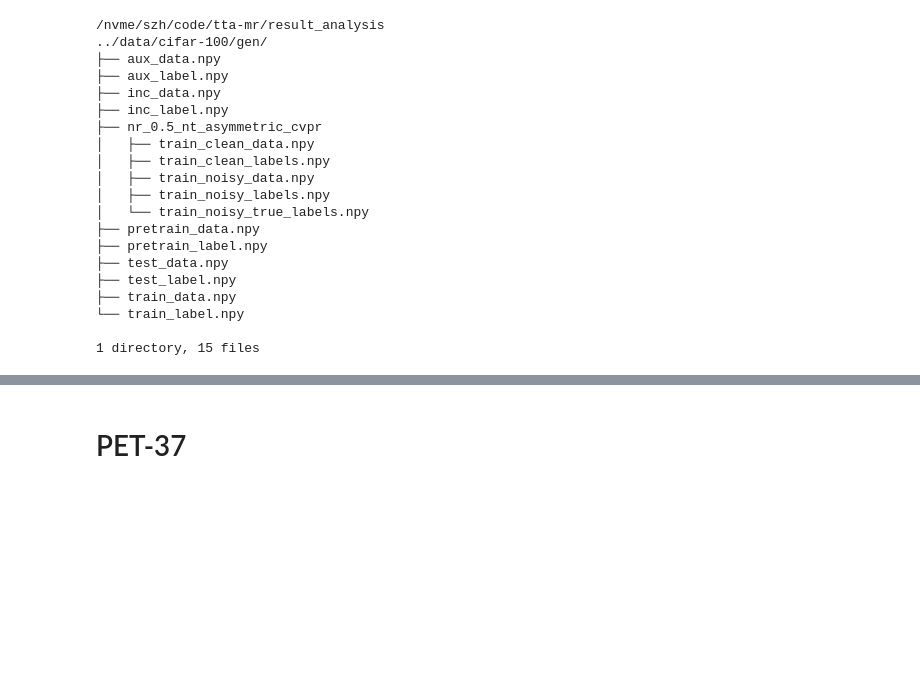
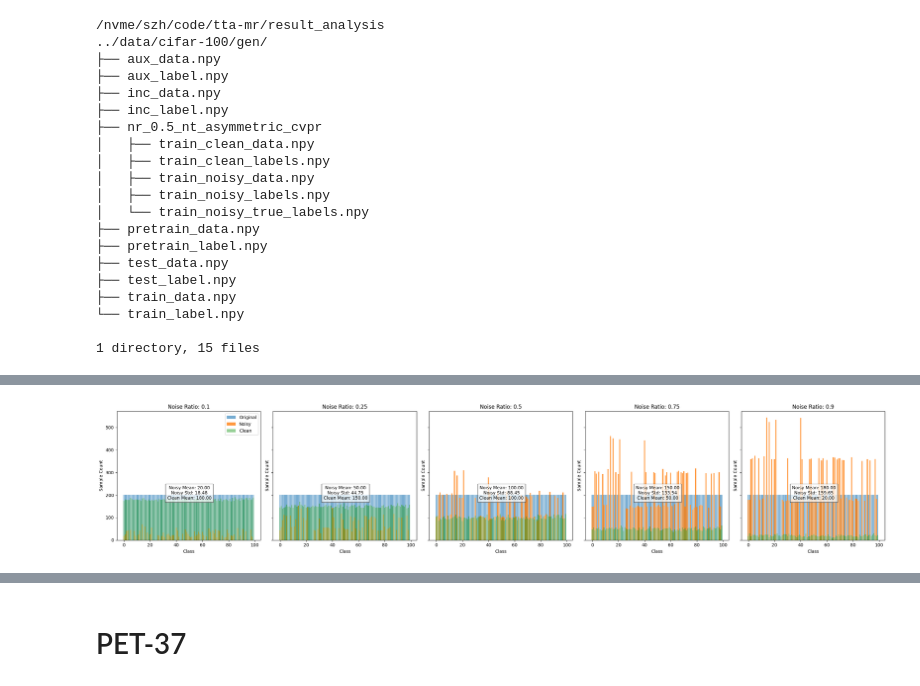
Before and after one commit to rainmilk/contra, a Jupyter notebook: result_analysis/dataset_analysis_cvpr.ipynb, the cells around one changed output, grey strips where cells are left out. Saved outputs shown, nothing was run; the diff lists cells and outputs as text; code cells hidden in the pictures; blank space fills up the shorter version.

```diff
--- a/result_analysis/dataset_analysis_cvpr.ipynb
+++ b/result_analysis/dataset_analysis_cvpr.ipynb
@@ -221,0 +161,48 @@ validate_label_distribution(base_dir)
+# %%
+import pandas as pd
+import matplotlib.pyplot as plt
+
+# 数据文件路径
+file_paths = {
+    "0.1": "../data/cifar-100/gen/nr_0.1_nt_asymmetric_cvpr/stats_nr_0.1.csv",
+    "0.25": "../data/cifar-100/gen/nr_0.25_nt_asymmetric_cvpr/stats_nr_0.25.csv",
+    "0.5": "../data/cifar-100/gen/nr_0.5_nt_asymmetric_cvpr/stats_nr_0.5.csv",
+    "0.75": "../data/cifar-100/gen/nr_0.75_nt_asymmetric_cvpr/stats_nr_0.75.csv",
+    "0.9": "../data/cifar-100/gen/nr_0.9_nt_asymmetric_cvpr/stats_nr_0.9.csv",
+}
+
+# Load data into a dictionary of DataFrames
+stats_data = {ratio: pd.read_csv(file_path) for ratio, file_path in file_paths.items()}
+
+# Visualization: Draw all plots in a single row
+fig, axes = plt.subplots(1, 5, figsize=(25, 5), sharey=True)
+
+for i, (noise_ratio, data) in enumerate(stats_data.items()):
+    ax = axes[i]
+    ax.bar(data["Class"], data["Original Count"], label="Original", alpha=0.6)
+    ax.bar(data["Class"], data["Noisy Count"], label="Noisy", alpha=0.8)
+    ax.bar(data["Class"], data["Clean Count"], label="Clean", alpha=0.5)
+    ax.set_title(f"Noise Ratio: {noise_ratio}")
+    ax.set_xlabel("Class")
+    ax.set_ylabel("Sample Count")
+
+    # Dynamically calculate summary statistics
+    noisy_mean = data["Noisy Count"].mean()
+    noisy_std = data["Noisy Count"].std()
+    clean_mean = data["Clean Count"].mean()
+    ax.text(
+        50, 180,  # Coordinates to position text
+        f"Noisy Mean: {noisy_mean:.2f}\n"
+        f"Noisy Std: {noisy_std:.2f}\n"
+        f"Clean Mean: {clean_mean:.2f}",
+        fontsize=10,
+        ha="center",
+        bbox=dict(facecolor="white", alpha=0.7, edgecolor="black"),
+    )
+
+# Add legend to the first plot
+axes[0].legend(loc="upper right")
+plt.tight_layout()
+plt.show()
+# %% [output]
+[figure, added]
```
Also changed, not shown: parts of 9 cells of this notebook, 2 other files.
